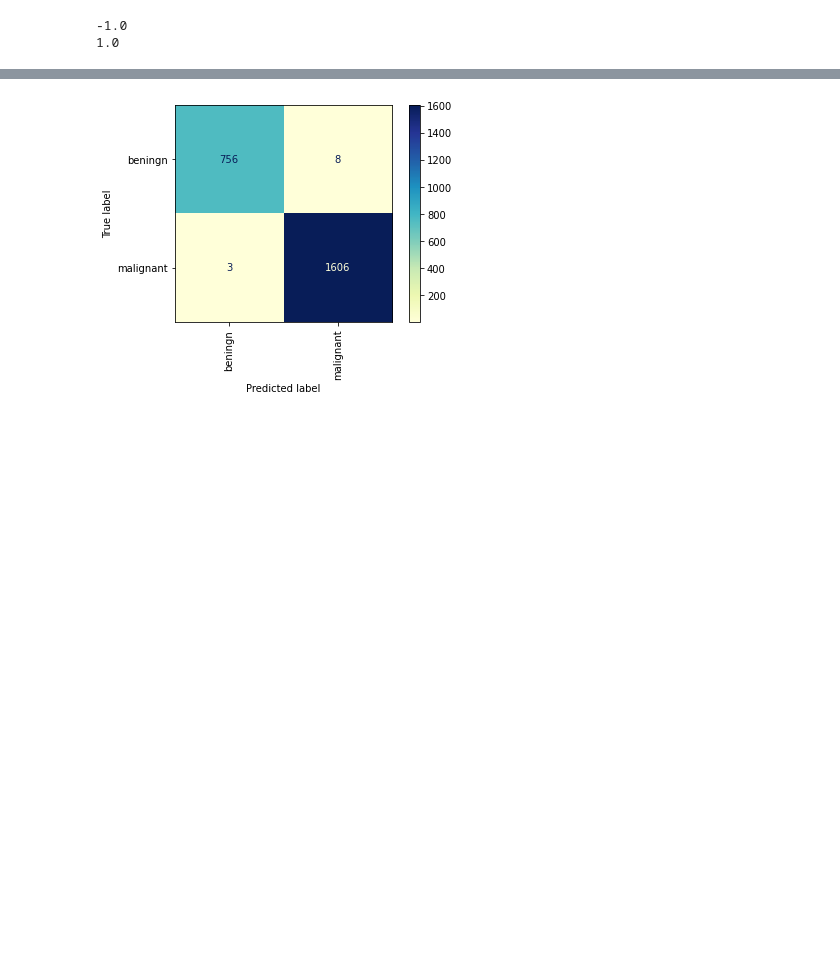
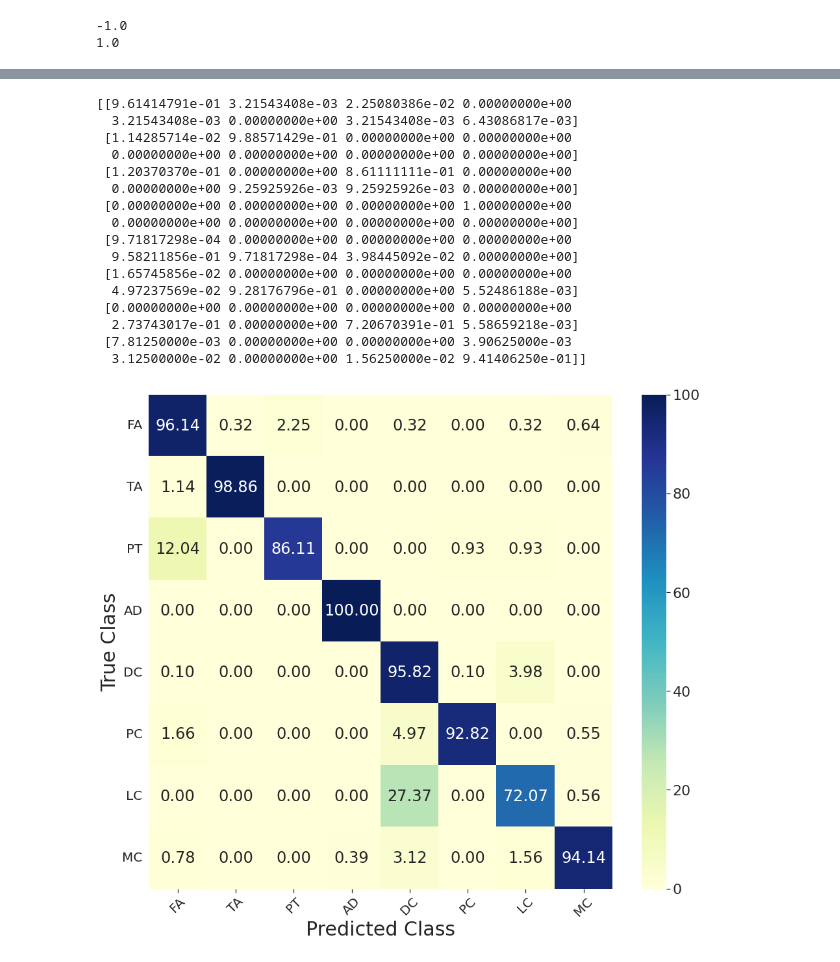
Before and after one commit to sutummala/breaSwinTNet, a Jupyter notebook: breasKVis_data_extraction.ipynb, the cells around one changed output, grey strips where cells are left out. Saved outputs shown, nothing was run; the diff lists cells and outputs as text; code cells hidden in the pictures; blank space fills up the shorter version.

```diff
--- a/breasKVis_data_extraction.ipynb
+++ b/breasKVis_data_extraction.ipynb
@@ -296,8 +308,8 @@ INFO:tensorflow:Assets written to: /content/drive/MyDrive/Datasets/breaKVis/trai
 # %%
-model_tiny = tf.keras.models.load_model('/content/drive/MyDrive/Datasets/breaKVis/trained_models/svit_tiny_224_2class_allX')
-model_small = tf.keras.models.load_model('/content/drive/MyDrive/Datasets/breaKVis/trained_models/svit_small_224_2class_allX')
-model_base = tf.keras.models.load_model('/content/drive/MyDrive/Datasets/breaKVis/trained_models/svit_base_224_2class_allX')
-model_large = tf.keras.models.load_model('/content/drive/MyDrive/Datasets/breaKVis/trained_models/svit_large_224_2class_allX')
+model_tiny = tf.keras.models.load_model('/content/drive/MyDrive/Datasets/breaKVis/trained_models/svit_tiny_224_8class_allX')
+model_small = tf.keras.models.load_model('/content/drive/MyDrive/Datasets/breaKVis/trained_models/svit_small_224_8class_allX')
+model_base = tf.keras.models.load_model('/content/drive/MyDrive/Datasets/breaKVis/trained_models/svit_base_224_8class_allX')
+model_large = tf.keras.models.load_model('/content/drive/MyDrive/Datasets/breaKVis/trained_models/svit_large_224_8class_allX')
 # %%
 y_pred_tiny = model_tiny.predict(x_test)
 y_pred_small = model_small.predict(x_test)
@@ -344,6 +363,47 @@ weighted avg       1.00      1.00      1.00      2373
-# %%
-cm = sklearn.metrics.confusion_matrix(y_test, y_prob)
-sklearn.metrics.ConfusionMatrixDisplay.from_predictions(y_test, y_prob, include_values = 'True', display_labels=target_names, xticks_rotation='vertical', cmap = 'YlGnBu')
-plt.show()
-# %% [output]
-[figure, removed]
+# %%
+from sklearn.metrics import confusion_matrix
+import seaborn as sns
+
+confusion_mat = confusion_matrix(y_test, y_prob, normalize = 'true')
+#confusion_mat[1, 0] = 6
+#confusion_mat[1, 1] = 296
+class_names = ['FA', 'TA', 'PT', 'AD', 'DC', 'PC', 'LC', 'MC']
+print(confusion_mat)
+
+# Plotting multilabel confusion matrix in a beautiful manner
+sns.set(font_scale=2)
+fig = plt.figure(figsize=(16, 14))
+ax= plt.subplot()
+sns.heatmap(confusion_mat*100, annot=True, vmin = 0, vmax = 100, ax = ax, cmap = 'YlGnBu', fmt = '2.2f'); #annot=True to annotate cells
+# labels, title and ticks
+ax.set_xlabel('Predicted Class', fontsize=30)
+ax.xaxis.set_label_position('bottom')
+plt.xticks(rotation=45)
+ax.xaxis.set_ticklabels(class_names, fontsize = 20)
+ax.xaxis.tick_bottom()
+
+ax.set_ylabel('True Class', fontsize=30)
+ax.yaxis.set_ticklabels(class_names, fontsize = 20)
+plt.yticks(rotation=0)
+
+#plt.title('Confusion Matrix 224', fontsize=25)
+
+plt.show()
+# %% [output]
+[[9.61414791e-01 3.21543408e-03 2.25080386e-02 0.00000000e+00
+  3.21543408e-03 0.00000000e+00 3.21543408e-03 6.43086817e-03]
+ [1.14285714e-02 9.88571429e-01 0.00000000e+00 0.00000000e+00
+  0.00000000e+00 0.00000000e+00 0.00000000e+00 0.00000000e+00]
+ [1.20370370e-01 0.00000000e+00 8.61111111e-01 0.00000000e+00
+  0.00000000e+00 9.25925926e-03 9.25925926e-03 0.00000000e+00]
+ [0.00000000e+00 0.00000000e+00 0.00000000e+00 1.00000000e+00
+  0.00000000e+00 0.00000000e+00 0.00000000e+00 0.00000000e+00]
+ [9.71817298e-04 0.00000000e+00 0.00000000e+00 0.00000000e+00
+  9.58211856e-01 9.71817298e-04 3.98445092e-02 0.00000000e+00]
+ [1.65745856e-02 0.00000000e+00 0.00000000e+00 0.00000000e+00
+  4.97237569e-02 9.28176796e-01 0.00000000e+00 5.52486188e-03]
+ [0.00000000e+00 0.00000000e+00 0.00000000e+00 0.00000000e+00
+  2.73743017e-01 0.00000000e+00 7.20670391e-01 5.58659218e-03]
+ [7.81250000e-03 0.00000000e+00 0.00000000e+00 3.90625000e-03
+  3.12500000e-02 0.00000000e+00 1.56250000e-02 9.41406250e-01]]
+[figure, added]
```
Also changed, not shown: parts of 9 cells of this notebook.
